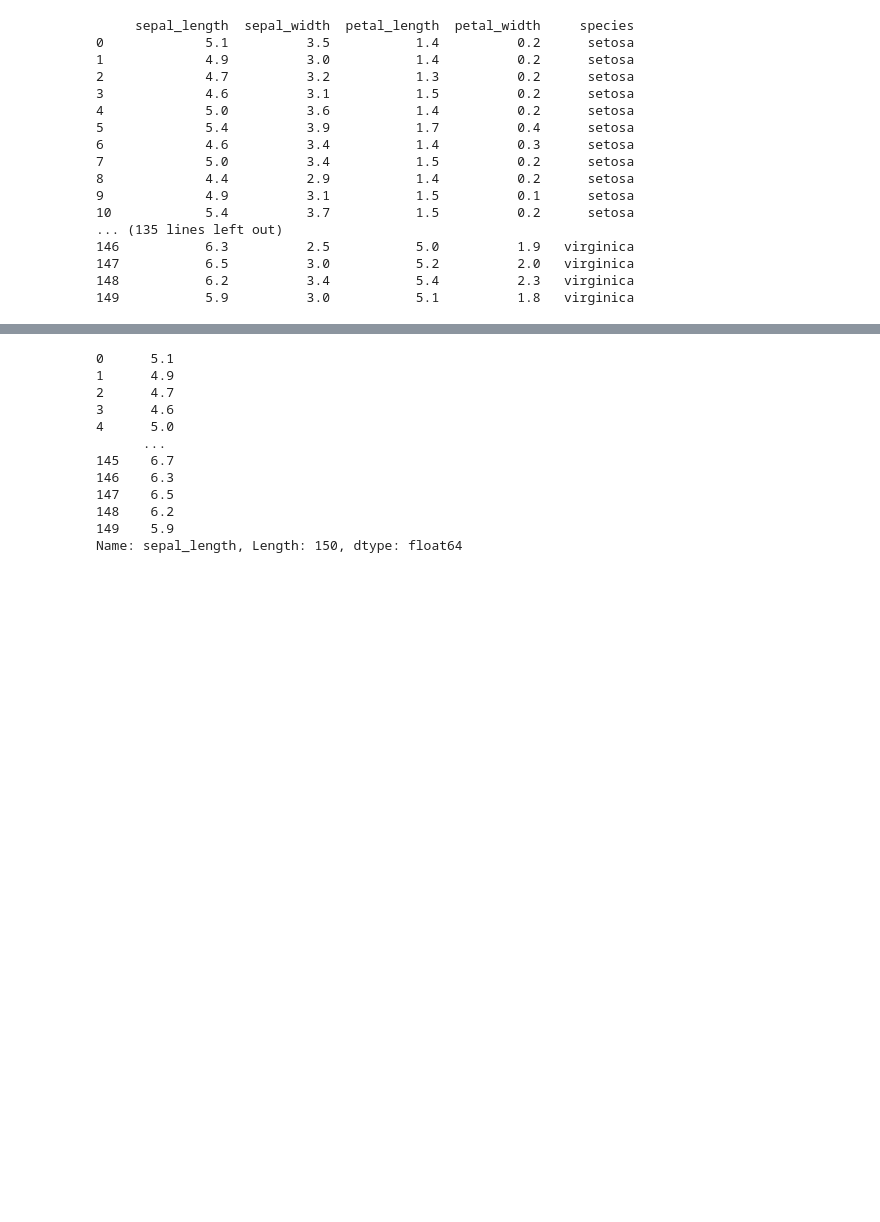
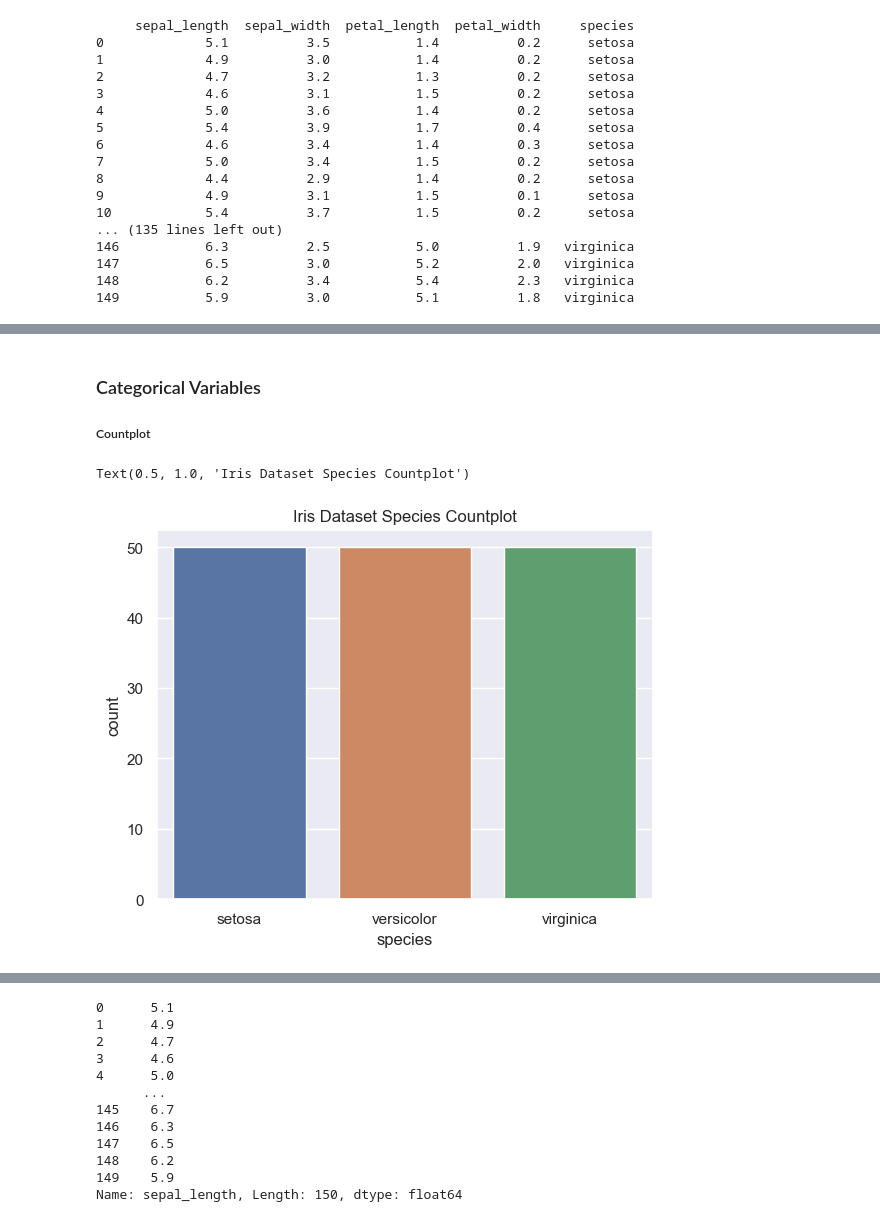
Before and after one commit to Gtalen/pands-project, a Jupyter notebook: iris.ipynb, the cells around one changed output, grey strips where cells are left out. Cells and saved outputs as stored; diff of their text form; code cells hidden in the pictures; blank space fills up the shorter version.

```diff
--- a/iris.ipynb
+++ b/iris.ipynb
@@ -55,0 +117,9 @@ dtype: object
+# %% [markdown]
+### Categorical Variables
+##### Countplot
+# %%
+sns.countplot(iris, x='species')
+plt.title('Iris Dataset Species Countplot')
+# %% [output]
+Text(0.5, 1.0, 'Iris Dataset Species Countplot')
+[figure, added]
```
Also changed, not shown: parts of 12 cells of this notebook, 1 other file.
